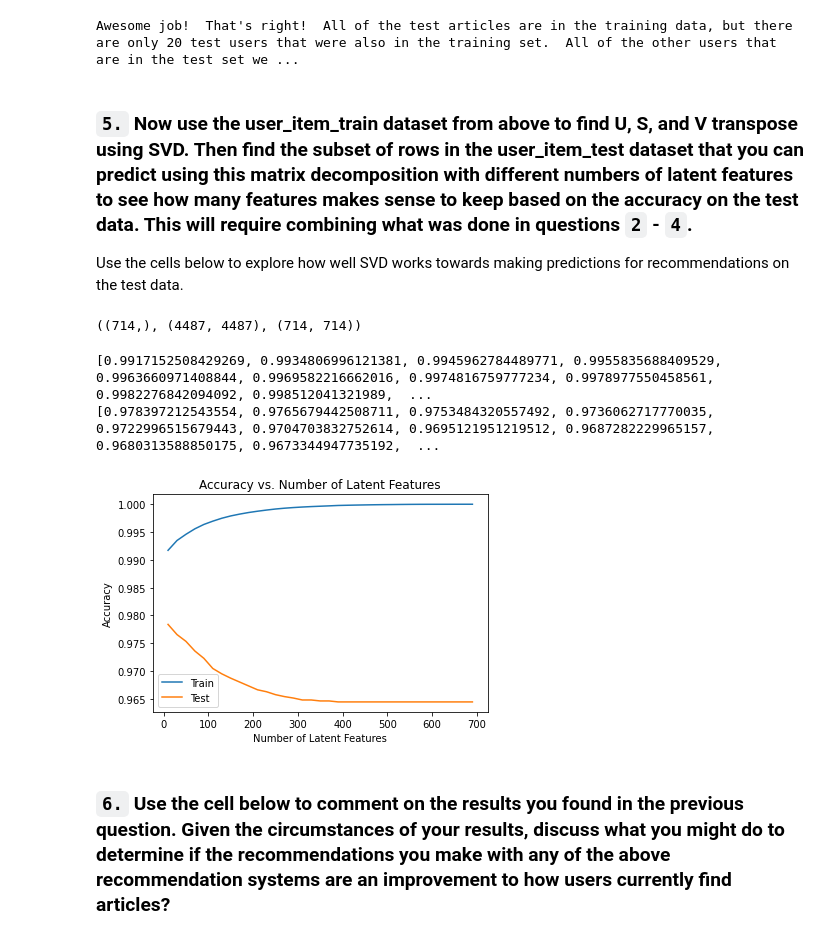
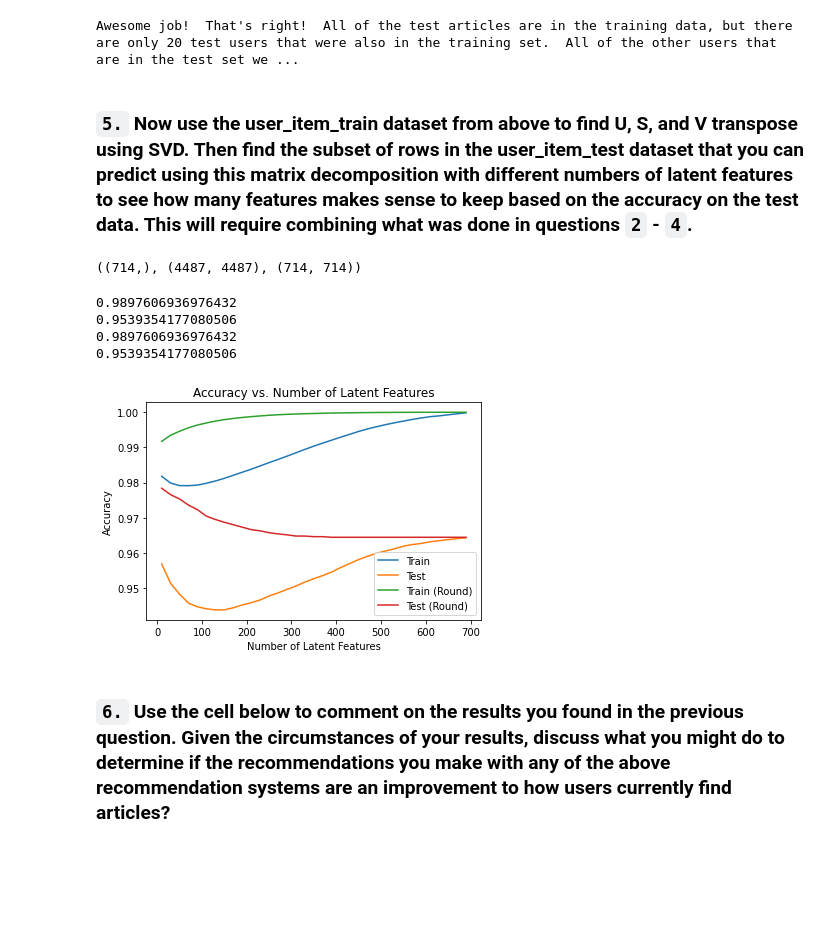
Before and after one commit to netxph/ibm-recommend, a Jupyter notebook: notebooks/02 - Data and Recommendation Analysis.ipynb, the cells around one changed output. Cells and saved outputs as stored; diff of their text form; code cells hidden in the pictures; blank space fills up the shorter version.

```diff
--- a/notebooks/02 - Data and Recommendation Analysis.ipynb
+++ b/notebooks/02 - Data and Recommendation Analysis.ipynb
@@ -794,8 +794,6 @@ t.sol_4_test(sol_4_dict)
 Awesome job!  That's right!  All of the test articles are in the training data, but there are only 20 test users that were also in the training set.  All of the other users that are in the test set we ...
 # %% [markdown]
 ### `5.` Now use the **user_item_train** dataset from above to find U, S, and V transpose using SVD. Then find the subset of rows in the **user_item_test** dataset that you can predict using this matrix decomposition with different numbers of latent features to see how many features makes sense to keep based on the accuracy on the test data. This will require combining what was done in questions `2` - `4`.
-
-Use the cells below to explore how well SVD works towards making predictions for recommendations on the test data.
 # %%
 # Uncomment this if use the randomized data instead
 
@@ -816,32 +814,46 @@ s.shape, u.shape, vt.shape
 # %%
 # Use these cells to see how well you can use the training
 # decomposition to predict on test data
 
 num_latent_feats = np.arange(10,700,20)
 train_accuracy = []
 test_accuracy = []
+train_accuracy_round = []
+test_accuracy_round = []
 
 for k in num_latent_feats:
     s_k, u_train, vt_train = np.diag(s[:k]), u[:, :k], vt[:k, :]
 
     u_test = u_train[user_item_train.index.isin(user_item_test.index), :]
     vt_test = vt_train[:, user_item_train.columns.isin(user_item_test.columns)]
 
 
-    user_item_train_preds = fit_transform(s_k, u_train, vt_train)
-    user_item_test_preds = fit_transform(s_k, u_test, vt_test)
+    user_item_train_preds = fit_transform(s_k, u_train, vt_train, use_round=False)
+    user_item_test_preds = fit_transform(s_k, u_test, vt_test, use_round=False)
+    user_item_train_round_preds = fit_transform(s_k, u_train, vt_train)
+    user_item_test_round_preds = fit_transform(s_k, u_test, vt_test)
 
     train_accuracy.append(calculate_accuracy(user_item_train, user_item_train_preds))
     test_accuracy.append(calculate_accuracy(user_item_test_sub, user_item_test_preds))
+    train_accuracy_round.append(calculate_accuracy(user_item_train, user_item_train_round_preds))
+    test_accuracy_round.append(calculate_accuracy(user_item_test_sub, user_item_test_round_preds))
 
-print(train_accuracy)
+print(np.mean(train_accuracy))
 plot_accuracy(num_latent_feats, train_accuracy, "Train")
 
-print(test_accuracy)
+print(np.mean(test_accuracy))
 plot_accuracy(num_latent_feats, test_accuracy, "Test")
+
+print(np.mean(train_accuracy))
+plot_accuracy(num_latent_feats, train_accuracy_round, "Train (Round)")
+
+print(np.mean(test_accuracy))
+plot_accuracy(num_latent_feats, test_accuracy_round, "Test (Round)")
 # %% [output]
-[0.9917152508429269, 0.9934806996121381, 0.9945962784489771, 0.9955835688409529, 0.9963660971408844, 0.9969582216662016, 0.9974816759777234, 0.9978977550458561, 0.9982276842094092, 0.998512041321989,  ...
-[0.978397212543554, 0.9765679442508711, 0.9753484320557492, 0.9736062717770035, 0.9722996515679443, 0.9704703832752614, 0.9695121951219512, 0.9687282229965157, 0.9680313588850175, 0.9673344947735192,  ...
+0.9897606936976432
+0.9539354177080506
+0.9897606936976432
+0.9539354177080506
-[figure, old version]
+[figure, new version]
 # %% [markdown]
 ### `6.` Use the cell below to comment on the results you found in the previous question. Given the circumstances of your results, discuss what you might do to determine if the recommendations you make with any of the above recommendation systems are an improvement to how users currently find articles?
```
Also changed, not shown: parts of 5 cells of this notebook, 1 other file.
